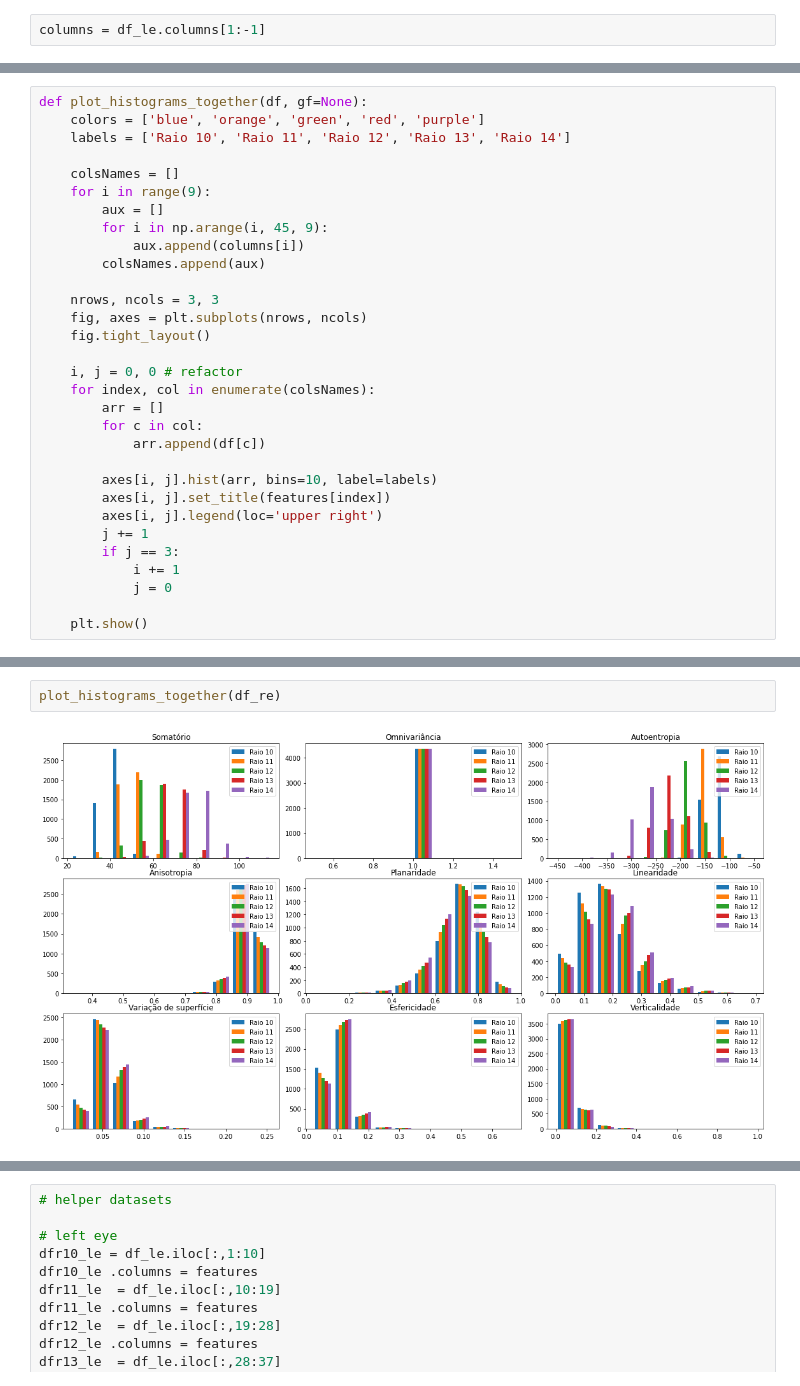
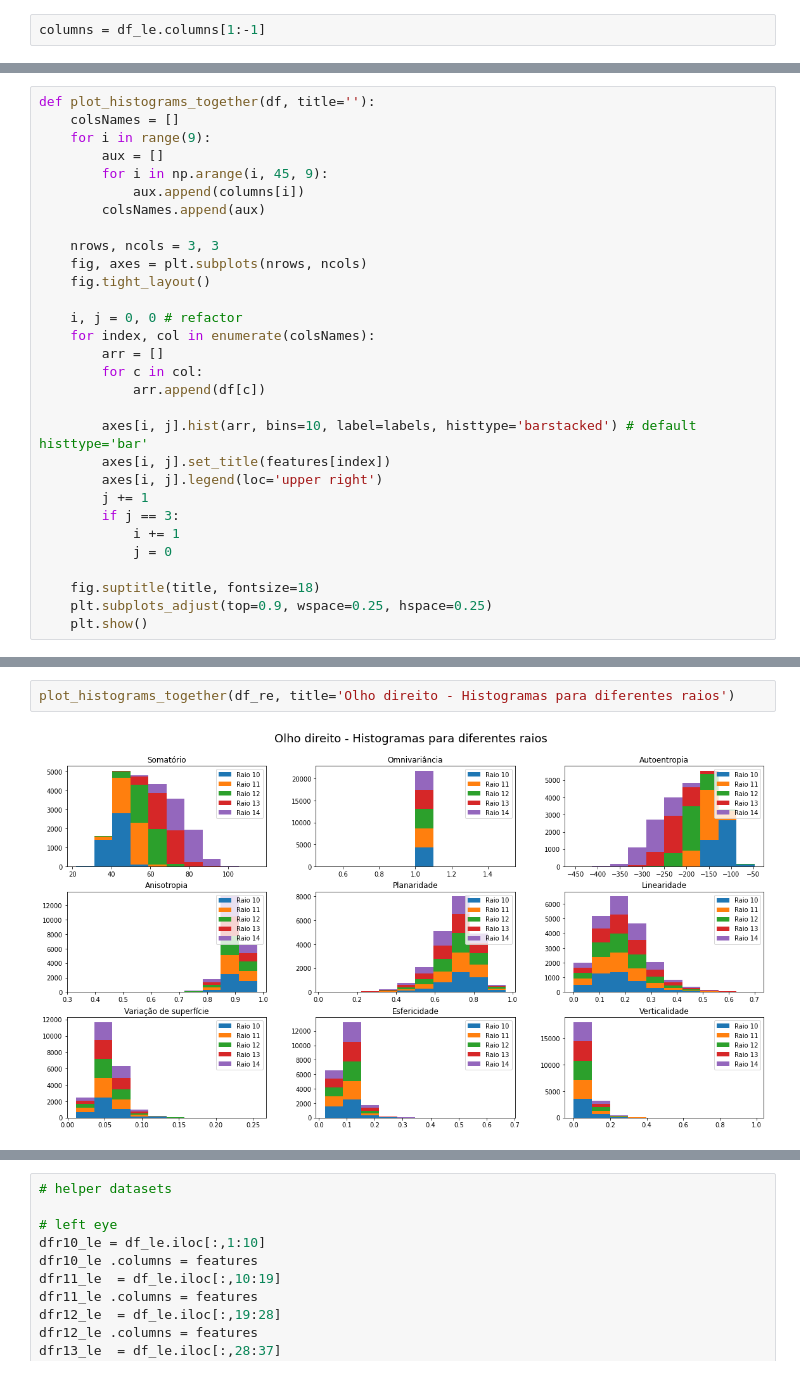
Before and after one commit to thalissonfelipe/landmarks, a Jupyter notebook: Análise das Features da Matriz de Covarariância (Raio).ipynb, the cells around one changed output, grey strips where cells are left out. Drawn from its saved outputs; the diff is of its cells as text.

```diff
--- a/Análise das Features da Matriz de Covarariância (Raio).ipynb
+++ b/Análise das Features da Matriz de Covarariância (Raio).ipynb
@@ -119,10 +118,7 @@ def plot_histogram_together(df, gfIndex=0):
 
     plt.show()
 # %%
-def plot_histograms_together(df, gf=None):
-    colors = ['blue', 'orange', 'green', 'red', 'purple']
-    labels = ['Raio 10', 'Raio 11', 'Raio 12', 'Raio 13', 'Raio 14']
-
+def plot_histograms_together(df, title=''):
     colsNames = []
     for i in range(9):
         aux = []
@@ -140,7 +136,7 @@ def plot_histograms_together(df, gf=None):
         for c in col:
             arr.append(df[c])
 
-        axes[i, j].hist(arr, bins=10, label=labels)
+        axes[i, j].hist(arr, bins=10, label=labels, histtype='barstacked') # default histtype='bar'
         axes[i, j].set_title(features[index])
         axes[i, j].legend(loc='upper right')
         j += 1
@@ -148,5 +144,7 @@ def plot_histograms_together(df, gf=None):
             i += 1
             j = 0
 
+    fig.suptitle(title, fontsize=18)
+    plt.subplots_adjust(top=0.9, wspace=0.25, hspace=0.25)
     plt.show()
 # %%
@@ -156,7 +154,7 @@ plot_histograms_together(df_le)
 # %%
-plot_histograms_together(df_re)
+plot_histograms_together(df_re, title='Olho direito - Histogramas para diferentes raios')
 # %% [output]
-[figure, old version]
+[figure, new version]
 # %%
 plot_histogram_together(df_le, gfIndex=0)
 # %% [output]
```
Also changed, not shown: parts of 25 cells of this notebook, 1 other file.
